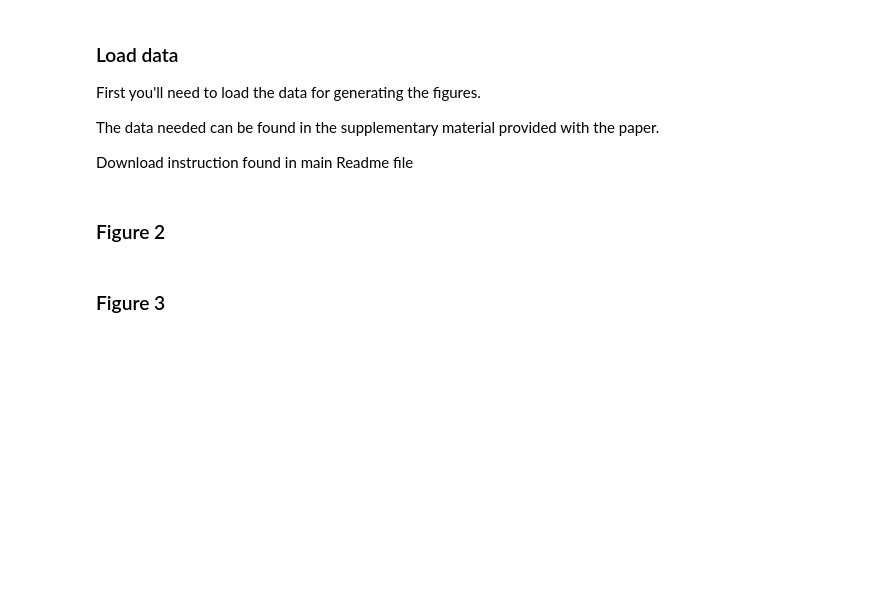
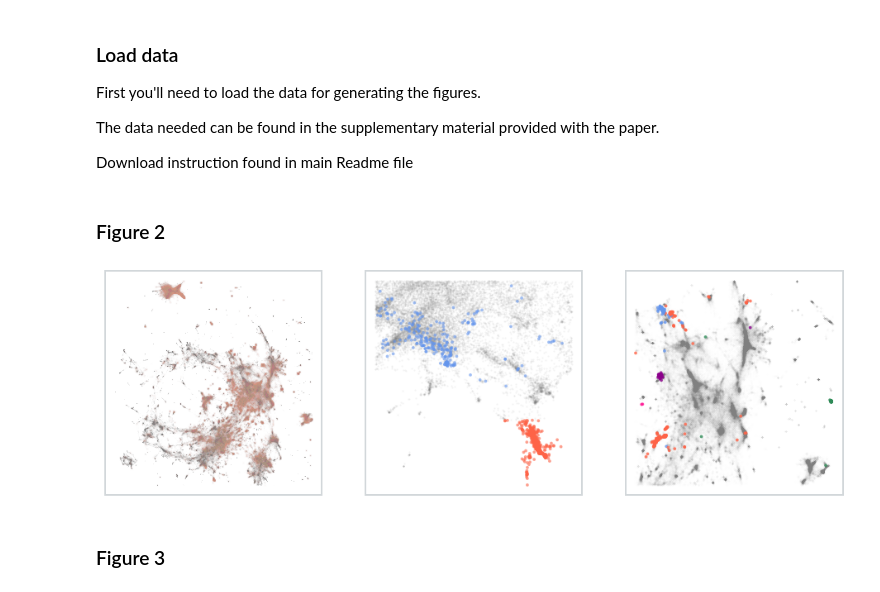
Before and after one commit to burstein-lab/genomic-nlp, a Jupyter notebook: figures/paper_figures.ipynb, the cells around one changed output. Drawn from its saved outputs; the diff is of its cells as text; code cells hidden in the pictures; blank space fills up the shorter version.

```diff
--- a/figures/paper_figures.ipynb
+++ b/figures/paper_figures.ipynb
@@ -40,11 +40,12 @@ The data needed can be found in the supplementary material provided with the pap
 
 Download instruction found in main Readme file
 # %%
-w = pd.read_csv("models_and_data/figures_data.csv")
-known_system_table = pd.read_csv("models_and_data/novel_defense_mapping/defense_hypothetical_system_predictions.csv")
-rarefaction_path = "models_and_data/rarefaction/*pkl"
-all_metrics = pd.read_csv('models_and_data/benchmark/all_metrics.csv')
-acc_by_mdl = pd.read_csv('models_and_data/benchmark/model_comp.csv')
+w = pd.read_csv("/Volumes/GoogleDrive/Shared drives/Lab.Danielle/Projects/gene2vec/G2Vpaper/zenodo_data/models_and_data/figures_data.csv")
+known_system_table = pd.read_csv("/Volumes/GoogleDrive/Shared drives/Lab.Danielle/Projects/gene2vec/G2Vpaper/zenodo_data/models_and_data/novel_defense_mapping/defense_hypothetical_system_predictions.csv")
+rarefaction_path = "/Volumes/GoogleDrive/Shared drives/Lab.Danielle/Projects/gene2vec/G2Vpaper/zenodo_data/models_and_data/rarefaction/*pkl"
+all_metrics = pd.read_csv('/Volumes/GoogleDrive/Shared drives/Lab.Danielle/Projects/gene2vec/G2Vpaper/zenodo_data/models_and_data/benchmark and optimization/all_metrics.csv')
+acc_by_mdl = pd.read_csv('/Volumes/GoogleDrive/Shared drives/Lab.Danielle/Projects/gene2vec/G2Vpaper/zenodo_data/models_and_data/benchmark and optimization/model_comp.csv')
+known_unknown = pd.read_csv('/models_and_data/hypothetical_prediction_count.csv')
 # %%
 labels = ['Prokaryotic defense system', 'Secretion system',
        'Benzoate degradation', 'Oxidative phosphorylation',
@@ -71,34 +72,37 @@ crspr["label"] = crspr.apply(lambda w: "CRISPR" if (w['x'] > -1) and (w['x'] < -
 crspr['label'] = crspr.apply(lambda w: "Prokaryotic defense system" if w["hmm_type"] == "defense" else w["label"], axis=1)
 cmap = sns.color_palette(['cornflowerblue', 'tomato'])
 sns.scatterplot(x='x', y='y', data=crspr[crspr["hmm_type"] != 'defense'],
                 color='grey', alpha=0.09, linewidth=0, s=4, ax=ax[1], label="Non-Defense", legend=False)
 sns.scatterplot(x='x', y='y', data=crspr[crspr["label"].isin(["Prokaryotic defense system", "CRISPR"])],
                 palette=cmap, alpha=0.6, linewidth=0, s=14, ax=ax[1],hue='label',
                 label="Prokaryotic defense system", legend=False)
 
 
 # Secretion zoom-in
 secr = w[(w['x'] > -.5) & (w['x'] < 8.5) & (w['y'] > 7) & (w['y'] < 14)]
 cmap = sns.color_palette(["tomato", "darkmagenta" ,"cornflowerblue","seagreen","deeppink"])
 sns.scatterplot(x='x', y='y', data=secr[(secr['label'] == 'unknown')],color='grey',
                 alpha=0.009, linewidth=0, s=4, ax=ax[2], legend=False)
 sns.scatterplot(x='x', y='y', data=secr[(secr["label"] == "Secretion system") & (secr["secretion_type"] != "other")],
                     hue='secretion_type',palette=cmap, alpha=0.8, linewidth=0, s=14, ax=ax[2], legend=False)
 
 ax[0].set_xlabel("UMAP1")
 ax[1].set_xlabel("UMAP1")
 ax[2].set_xlabel("UMAP1")
 
 ax[0].set_ylabel("UMAP2")
 ax[1].set_ylabel("")
 ax[2].set_ylabel("")
 
 for i in range(3):
     ax[i].axes.get_xaxis().set_visible(False)
     ax[i].axes.get_yaxis().set_visible(False)
     plt.setp(ax[i].spines.values(), color="#D2D7DA", lw=2)
 
-plt.savefig("figure2.png", format='png', dpi=350)
+all_space.to_csv('/Volumes/GoogleDrive/Shared drives/Lab.Danielle/Projects/gene2vec/G2Vpaper/source_data/Fig2.csv', index=False)
+# plt.savefig("figure2.png", format='png', dpi=350)
+# %% [output]
+[figure, added]
 # %% [markdown]
 ### Figure 3
 # %%
```
Also changed, not shown: parts of 8 cells of this notebook.
